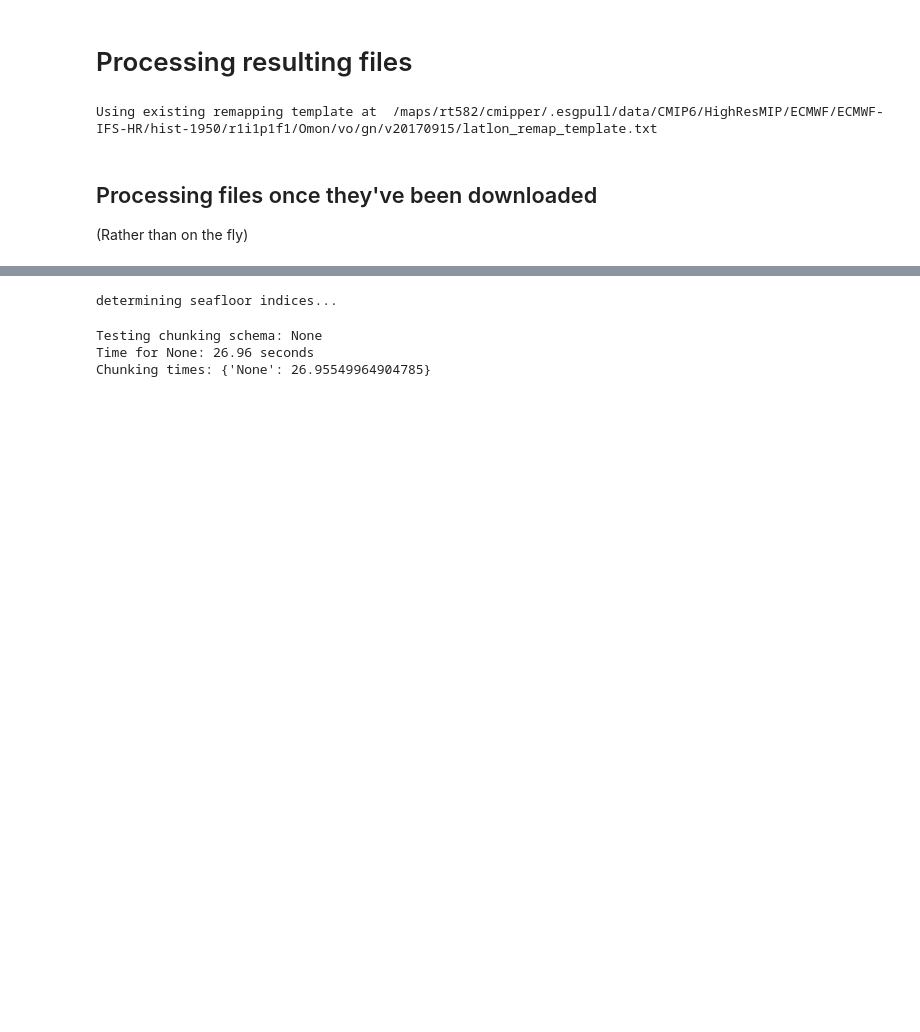
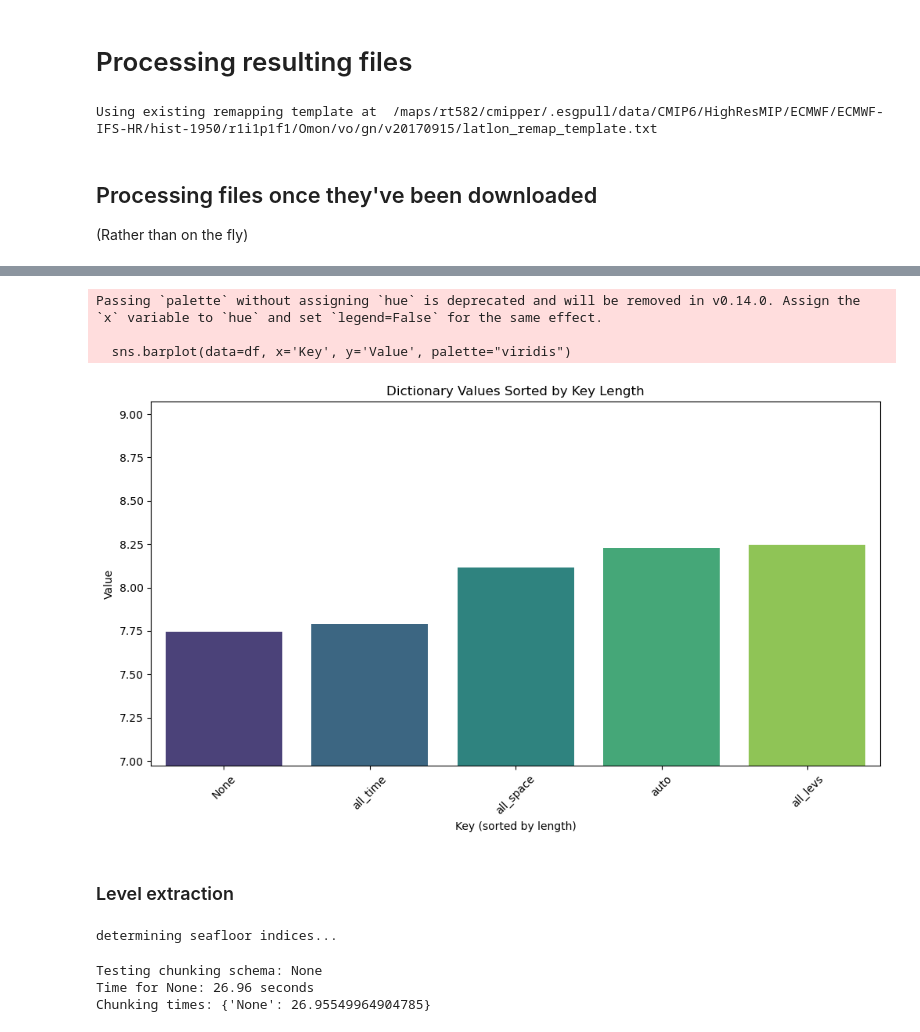
Before and after one commit to orlando-code/cmipper, a Jupyter notebook: notebooks/dev/esgpull_integration.ipynb, the cells around one changed output, grey strips where cells are left out. Drawn from its saved outputs; the diff is of its cells as text; code cells hidden in the pictures; blank space fills up the shorter version.

```diff
--- a/notebooks/dev/esgpull_integration.ipynb
+++ b/notebooks/dev/esgpull_integration.ipynb
@@ -161,3 +280,30 @@ determining seafloor indices...
+# %%
+import pandas as pd
+import seaborn as sns
+sorted_times = dict(sorted(times.items(), key=lambda item: item[1]))
+# Convert to DataFrame for easier plotting
+df = pd.DataFrame(list(sorted_times.items()), columns=['Key', 'Value'])
+df['Key_Length'] = df['Key'].apply(len)  # Add a column for key length if you want to color by this
+
+# Plot using Seaborn
+plt.figure(figsize=(10, 6))
+sns.barplot(data=df, x='Key', y='Value', palette="viridis")
+
+# Customize plot
+plt.xlabel("Key (sorted by length)")
+plt.ylabel("Value")
+plt.title("Dictionary Values Sorted by Key Length")
+plt.xticks(rotation=45)
+plt.tight_layout()
+plt.ylim(min(times.values()) * 0.9, max(times.values()) * 1.1)
+plt.show()
+# %% [output]
+Passing `palette` without assigning `hue` is deprecated and will be removed in v0.14.0. Assign the `x` variable to `hue` and set `legend=False` for the same effect.
+
+  sns.barplot(data=df, x='Key', y='Value', palette="viridis")
+[figure, added]
+# %% [markdown]
+### Level extraction
 # %%
 ds_eg = processing.load_dataset_with_dask(test_fp, chunk_schema={"time": 1, "lev": -1})
 # extract seafloor indices
```
Also changed, not shown: parts of 12 cells of this notebook.
